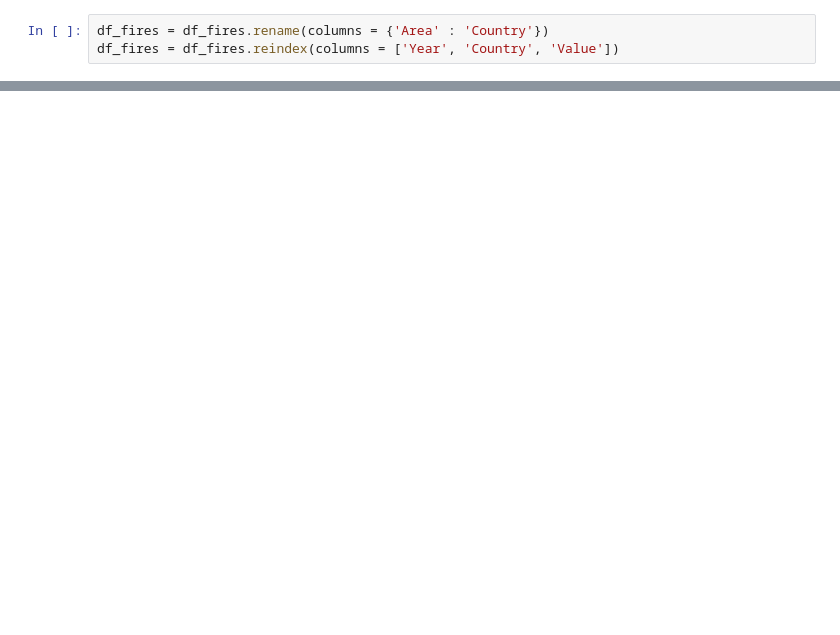
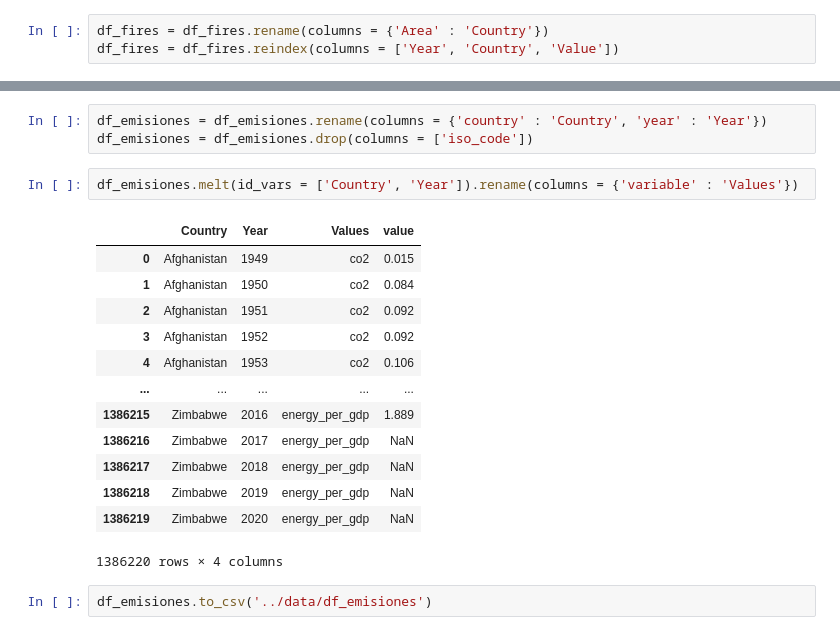
Before and after one commit to AlfonsoUrra/Climate-Change-Predictive-Model, a Jupyter notebook: src/Main.ipynb, the cells around one changed output, grey strips where cells are left out. Cells and saved outputs as stored; diff of their text form; blank space fills up the shorter version.

```diff
--- a/src/Main.ipynb
+++ b/src/Main.ipynb
@@ -156,0 +356,21 @@ df_fires['Description'].unique()
+# %%
+df_emisiones = df_emisiones.rename(columns = {'country' : 'Country', 'year' : 'Year'})
+df_emisiones = df_emisiones.drop(columns = ['iso_code'])
+# %%
+df_emisiones.melt(id_vars = ['Country', 'Year']).rename(columns = {'variable' : 'Values'})
+# %% [output]
+|  | Country | Year | Values | value |
+| 0 | Afghanistan | 1949 | co2 | 0.015 |
+| 1 | Afghanistan | 1950 | co2 | 0.084 |
+| 2 | Afghanistan | 1951 | co2 | 0.092 |
+| 3 | Afghanistan | 1952 | co2 | 0.092 |
+| 4 | Afghanistan | 1953 | co2 | 0.106 |
+| ... | ... | ... | ... | ... |
+| 1386215 | Zimbabwe | 2016 | energy_per_gdp | 1.889 |
+| 1386216 | Zimbabwe | 2017 | energy_per_gdp | NaN |
+| 1386217 | Zimbabwe | 2018 | energy_per_gdp | NaN |
+| 1386218 | Zimbabwe | 2019 | energy_per_gdp | NaN |
+| 1386219 | Zimbabwe | 2020 | energy_per_gdp | NaN |
+1386220 rows × 4 columns
+# %%
+df_emisiones.to_csv('../data/df_emisiones')
```
Also changed, not shown: parts of 32 cells of this notebook, 1 other file.
